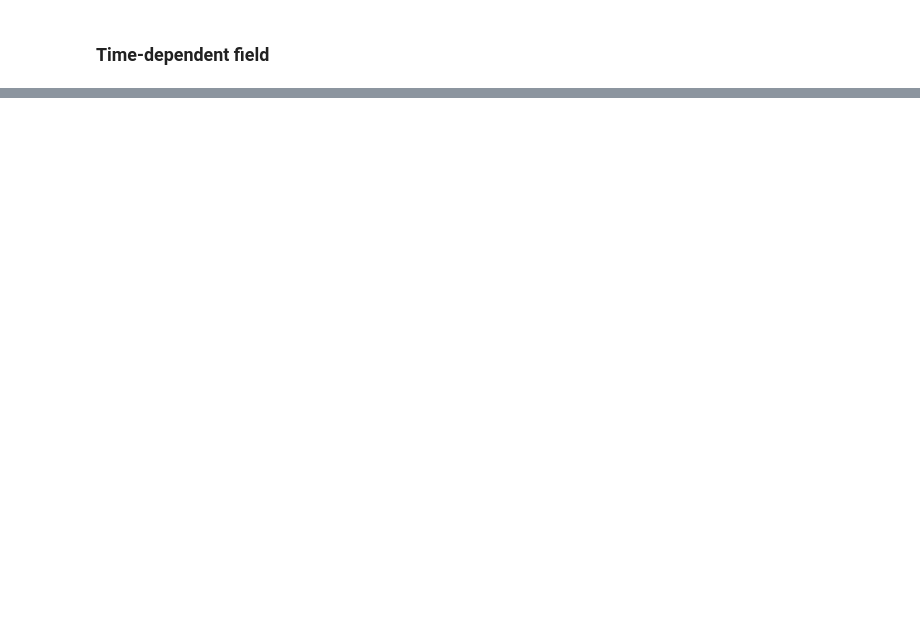
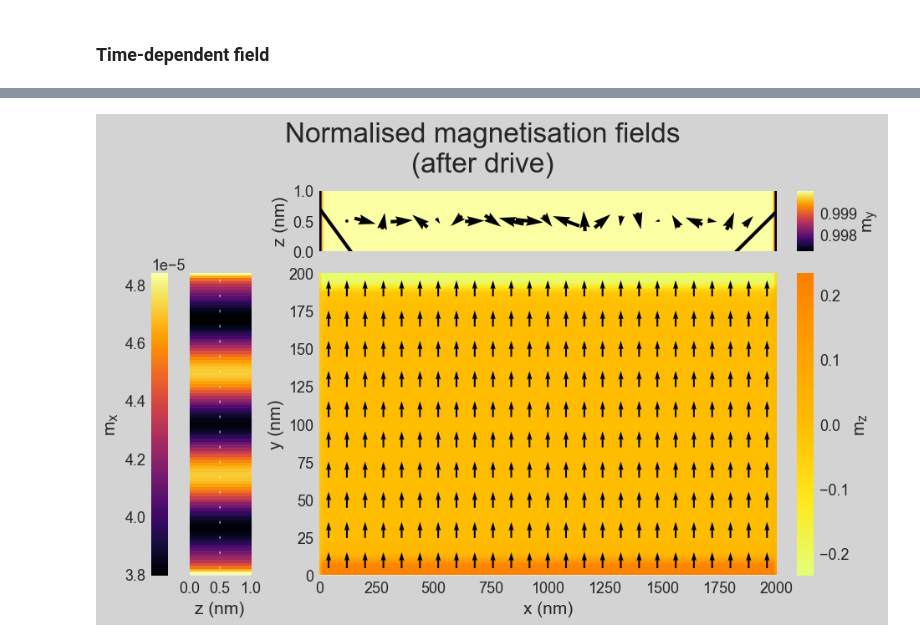
Before and after one commit to cameronmceleney/Ubermag, a Jupyter notebook: include/replicate_dmi_standard_problem.ipynb, the cells around one changed output, grey strips where cells are left out. Saved outputs shown, nothing was run; the diff lists cells and outputs as text; code cells hidden in the pictures; blank space fills up the shorter version.

```diff
--- a/include/replicate_dmi_standard_problem.ipynb
+++ b/include/replicate_dmi_standard_problem.ipynb
@@ -235,6 +461,6 @@ fig1.tight_layout()
 # %% [markdown]
 ### Time-dependent field
 # %%
-system.energy += mm.Zeeman(H=h0_field, name='pump', func='sinc',f=f, t0=0)
+system.energy += mm.Zeeman(H=h0_field, name='pump', func='sinc',f=f, t0=50*h)
 # %%
 system.energy
@@ -276,0 +482,82 @@ fig2.tight_layout()
+# %%
+fi2, fig2_axs = plt.subplot_mosaic(mosaic=[['blank', 'side'],
+                                            ['end','top']],
+                                    figsize=(8, 6),
+                                    gridspec_kw={'width_ratios': (1, 5),
+                                                 'height_ratios': (1, 5),
+                                                 'wspace': 0.0,
+                                                 'hspace': 0.0},
+                                    layout='constrained',
+                                    facecolor='lightgrey'
+                              )
+
+fi2.suptitle('Normalised magnetisation fields\n(after drive)', fontsize=24)
+
+mpl_wrapper(system.m.orientation.sel('x'),
+            ax=fig2_axs['end'],
+            multiplier=1e-9,
+            scalar_resample=(100, 1),
+            vector_resample=(20, 1),
+            scalar_comp='x',
+            scalar_kw={'cmap': 'inferno', 'colorbar_label': 'm$_\\text{x}$'},
+            vector_kw={'vdims': ['y', 'z'], 'color': 'black', 'use_color': False,
+                       'colorbar': False, 'color_field': system.m.orientation.x.sel("x")},
+            mpl_kw={'title': ''})
+
+rotate_in_place(fig2_axs['end'],
+                fi2,
+                ax_kw={'ylabel': '', 'yticklabels': ''},
+                xaxis_kw={'ticks_position': 'bottom', 'label_position': 'bottom'},
+                yaxis_kw={'ticks_position': 'right', 'label_position': 'right'})
+alter_colorbar(fig2_axs['end'],
+               cbar_kw={'location':'left'},
+               cbar_xaxis_kw={},
+               cbar_yaxis_kw={'ticks_position': 'left', 'label_position': 'left'})
+
+
+for ax in [fig2_axs['blank']]:
+    ax.clear()
+    ax.set_visible(False)
+
+mpl_wrapper(system.m.orientation.sel('y'),
+            ax=fig2_axs['side'],
+            multiplier=1e-9,
+            scalar_resample=(200, 1),
+            vector_resample=(25, 1),
+            scalar_comp='y',
+            scalar_kw={'cmap': 'inferno','colorbar_label': 'm$_\\text{y}$'},
+            vector_kw={'vdims': ['x', 'z'], 'color': 'black', 'use_color': False,
+                       'colorbar': False, 'color_field': system.m.orientation.z.sel("y")},
+            mpl_kw={})
+
+rotate_in_place(fig2_axs['side'],
+                fi2,
+                rotate=False,
+                ax_kw={'title': '', 'xlabel': '', 'xticklabels': ''},
+                xaxis_kw={'ticks_position': 'bottom', 'label_position': 'bottom'},
+                yaxis_kw={'ticks_position': 'left', 'label_position': 'left'})
+alter_colorbar(fig2_axs['side'],
+               cbar_kw={'location': 'right'})
+
+mpl_wrapper(system.m.orientation.sel('z'),
+            ax=fig2_axs['top'],
+            multiplier=1e-9,
+            scalar_resample=(200, 20),
+            vector_resample=(25, 10),
+            scalar_comp='z',
+            scalar_kw={'cmap': 'Wistia', 'colorbar_label': 'm$_\\text{z}$'},
+            vector_kw={'vdims': ['x', 'y'], 'color': 'black', 'use_color': False},
+            mpl_kw={'title': '',
+                    'aspect': 'auto'})
+
+rotate_in_place(fig2_axs['top'],
+                fi2,
+                rotate=False,
+                ax_kw={'title': ''},
+                xaxis_kw={'ticks_position': 'bottom', 'label_position': 'bottom'},
+                yaxis_kw={'ticks_position': 'left', 'label_position': 'left'})
+
+alter_colorbar(fig2_axs['top'],
+               cbar_kw={'location': 'right'})
+# %% [output]
+[figure, added]
```
Also changed, not shown: parts of 43 cells of this notebook, 40 other files.
